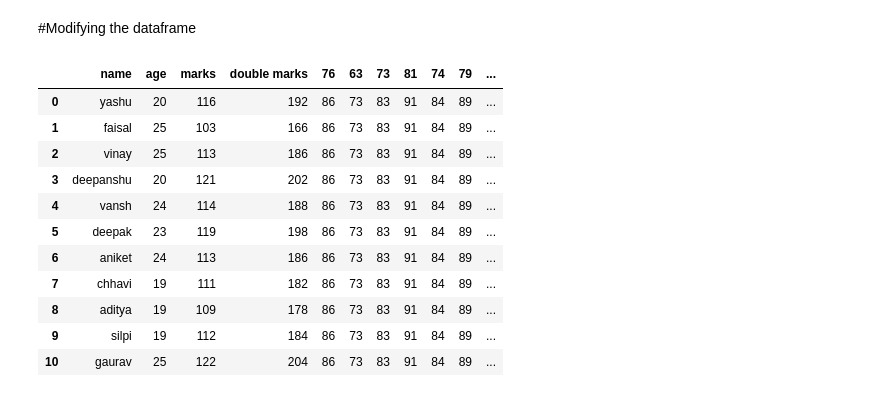
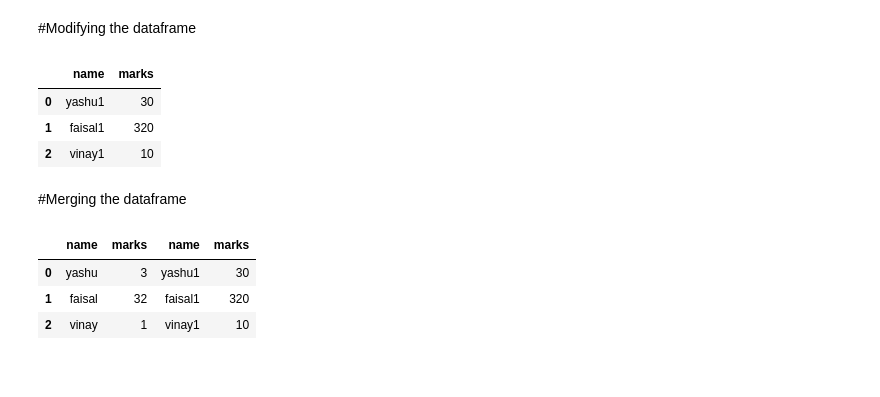
Before and after one commit to YashuSingh005/do-it-yawrrr, a Jupyter notebook: Untitled0.ipynb, the cells around one changed output. Cells and saved outputs as stored; diff of their text form; code cells hidden in the pictures; blank space fills up the shorter version.

```diff
--- a/Untitled0.ipynb
+++ b/Untitled0.ipynb
@@ -349,24 +349,2 @@ df
 # %% [markdown]
 #Modifying the dataframe
-# %%
-# df["double marks"] = df["marks"]*2
-# df
-# df["marks"] = df["marks"].add(5)
-# df.rename(columns={"marks":"updated marks"})
-# df.drop(["double marks"], axis=1)
-# df.set_index(["name"])
-# df.sort_values(by="marks", ascending=False)  # if value are same then by[age, updated value]
-df.sort_index()
-# %% [output]
-|  | name | age | marks | double marks | 76 | 63 | 73 | 81 | 74 | 79 | ... |
-| 0 | yashu | 20 | 116 | 192 | 86 | 73 | 83 | 91 | 84 | 89 | ... |
-| 1 | faisal | 25 | 103 | 166 | 86 | 73 | 83 | 91 | 84 | 89 | ... |
-| 2 | vinay | 25 | 113 | 186 | 86 | 73 | 83 | 91 | 84 | 89 | ... |
-| 3 | deepanshu | 20 | 121 | 202 | 86 | 73 | 83 | 91 | 84 | 89 | ... |
-| 4 | vansh | 24 | 114 | 188 | 86 | 73 | 83 | 91 | 84 | 89 | ... |
-| 5 | deepak | 23 | 119 | 198 | 86 | 73 | 83 | 91 | 84 | 89 | ... |
-| 6 | aniket | 24 | 113 | 186 | 86 | 73 | 83 | 91 | 84 | 89 | ... |
-| 7 | chhavi | 19 | 111 | 182 | 86 | 73 | 83 | 91 | 84 | 89 | ... |
-| 8 | aditya | 19 | 109 | 178 | 86 | 73 | 83 | 91 | 84 | 89 | ... |
-| 9 | silpi | 19 | 112 | 184 | 86 | 73 | 83 | 91 | 84 | 89 | ... |
-| 10 | gaurav | 25 | 122 | 204 | 86 | 73 | 83 | 91 | 84 | 89 | ... |
@@ -372,0 +396,27 @@ df.sort_index()
+# %%
+df1 = pd.DataFrame({
+    "name" : ["yashu", "faisal", "vinay"],
+    "marks" : [3,32,1]
+})
+
+
+df2 = pd.DataFrame({
+    "name" : ["yashu1", "faisal1", "vinay1"],
+    "marks" : [30,320,10]
+})
+df2
+# %% [output]
+|  | name | marks |
+| 0 | yashu1 | 30 |
+| 1 | faisal1 | 320 |
+| 2 | vinay1 | 10 |
+# %% [markdown]
+#Merging the dataframe
+# %%
+# pd.merge(df1, df2, on="name", how="outer")
+pd.concat((df1,df2),axis=1)
+# %% [output]
+|  | name | marks | name | marks |
+| 0 | yashu | 3 | yashu1 | 30 |
+| 1 | faisal | 32 | faisal1 | 320 |
+| 2 | vinay | 1 | vinay1 | 10 |
```
Also changed, not shown: parts of 6 cells of this notebook.
